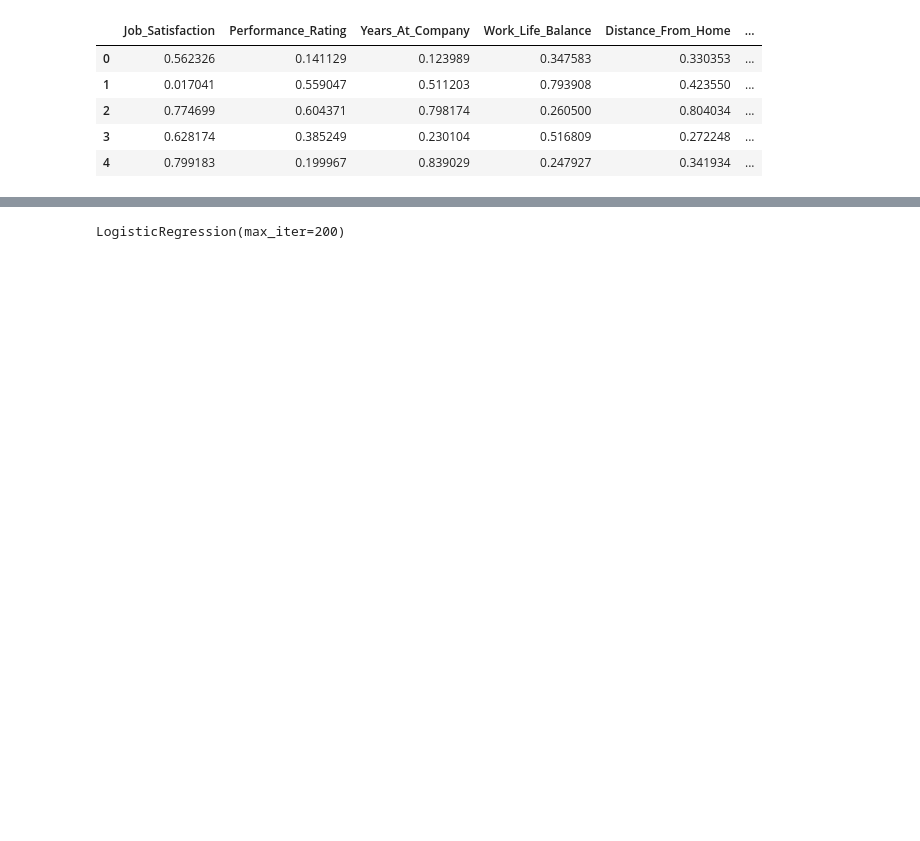
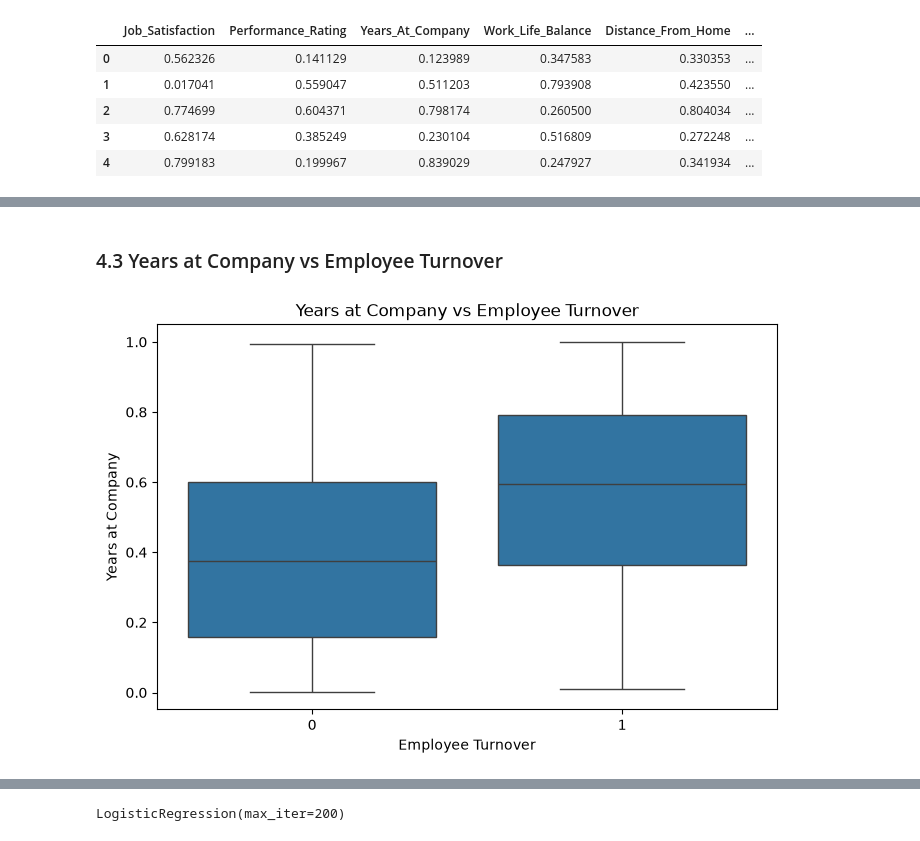
Before and after one commit to kaifbaig/micro-ml-projects, a Jupyter notebook: employee-turnover/employee_turnover_project.ipynb, the cells around one changed output, grey strips where cells are left out. Saved outputs shown, nothing was run; the diff lists cells and outputs as text; code cells hidden in the pictures; blank space fills up the shorter version.

```diff
--- a/employee-turnover/employee_turnover_project.ipynb
+++ b/employee-turnover/employee_turnover_project.ipynb
@@ -19,0 +98,17 @@ df.head()
+# %% [markdown]
+### 4.3 Years at Company vs Employee Turnover
+# %%
+plt.figure(figsize=(8, 5))
+
+sns.boxplot(
+    x="Employee_Turnover",
+    y="Years_At_Company",
+    data=df
+)
+
+plt.title("Years at Company vs Employee Turnover")
+plt.xlabel("Employee Turnover")
+plt.ylabel("Years at Company")
+plt.show()
+# %% [output]
+[figure, added]
```
Also changed, not shown: parts of 25 cells of this notebook, 27 other files.
